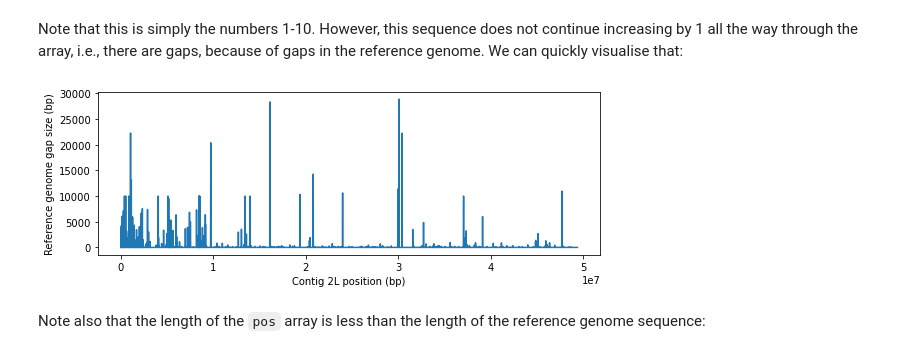
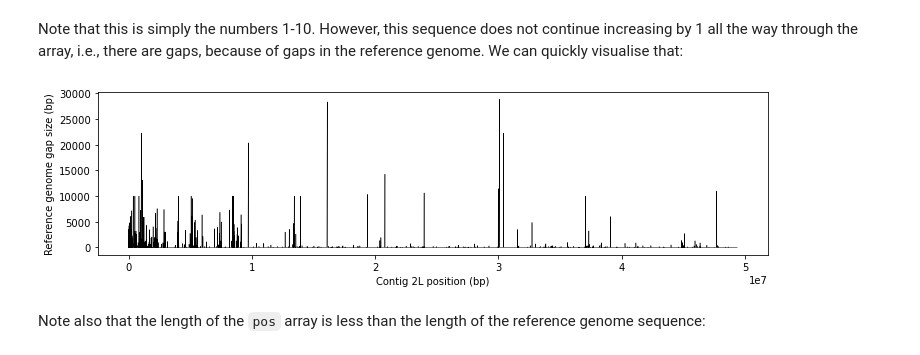
Before and after one commit to malariagen/vector-data, a Jupyter notebook: docs/ag3/examples/snps-alleles-filters.ipynb, the cells around one changed output. Drawn from its saved outputs; the diff is of its cells as text; code cells hidden in the pictures.

```diff
--- a/docs/ag3/examples/snps-alleles-filters.ipynb
+++ b/docs/ag3/examples/snps-alleles-filters.ipynb
@@ -110,12 +196,12 @@ import matplotlib.pyplot as plt
 p = pos.compute()
 d = np.diff(p)
 # %%
-fig, ax = plt.subplots(figsize=(9, 3))
-ax.plot(p[1:], d)
+fig, ax = plt.subplots(figsize=(12, 3))
+ax.plot(p[1:], d, color='black', linewidth=.5)
 ax.set_xlabel('Contig 2L position (bp)')
 ax.set_ylabel('Reference genome gap size (bp)');
 # %% [output]
-[figure, old version]
+[figure, new version]
 # %% [markdown]
 Note also that the length of the `pos` array is less than the length of the reference genome sequence:
 # %%
```
Also changed, not shown: parts of 14 cells of this notebook, 1 other file.
